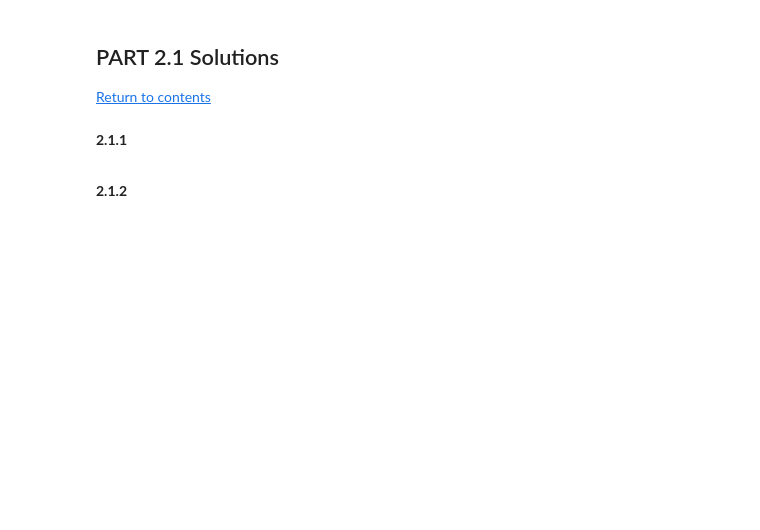
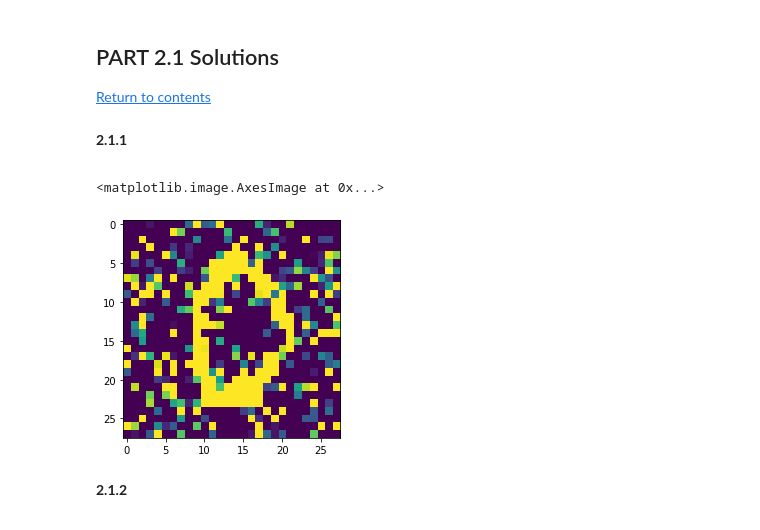
Before and after one commit to rajavemula/AI2_HW1, a Jupyter notebook: ai2-c1-hw1-students.ipynb, the cells around one changed output. Cells and saved outputs as stored; diff of their text form; code cells hidden in the pictures; blank space fills up the shorter version.

```diff
--- a/ai2-c1-hw1-students.ipynb
+++ b/ai2-c1-hw1-students.ipynb
@@ -571,3 +708,13 @@ Only the **top 5** competitors (as ranked on the hidden private leaderboard) wil
+# %%
+# your code here
+#load the kmnist data
+df = pd.read_csv('kmnist_train.csv/kmnist_train.csv')
+# %%
+#imshow the images
+plt.imshow(df.iloc[6,:-1].values.reshape(28,28))
+# %% [output]
+<matplotlib.image.AxesImage at 0x...>
+[figure, added]
 # %% [markdown]
 <div class='exercise-r'>
 
```
Also changed, not shown: parts of 44 cells of this notebook, 1 other file.
